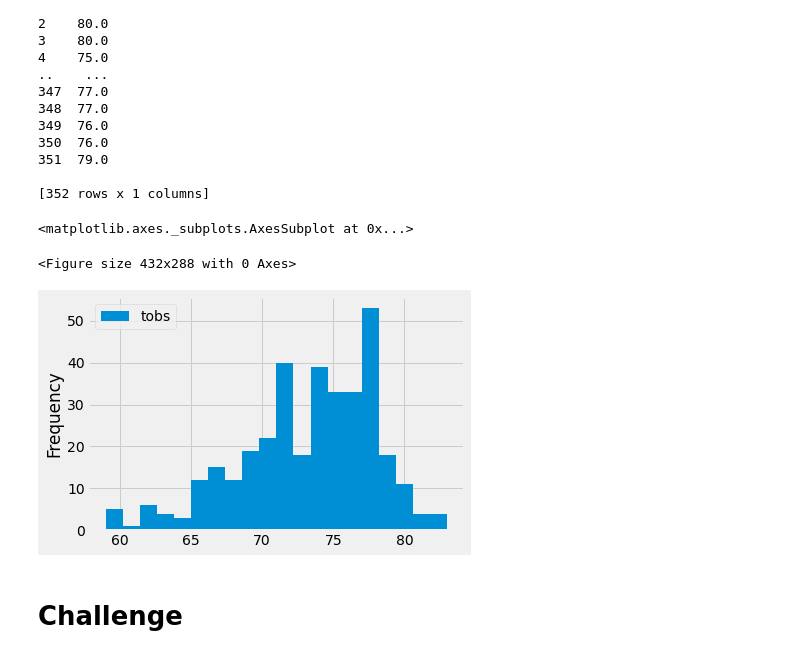
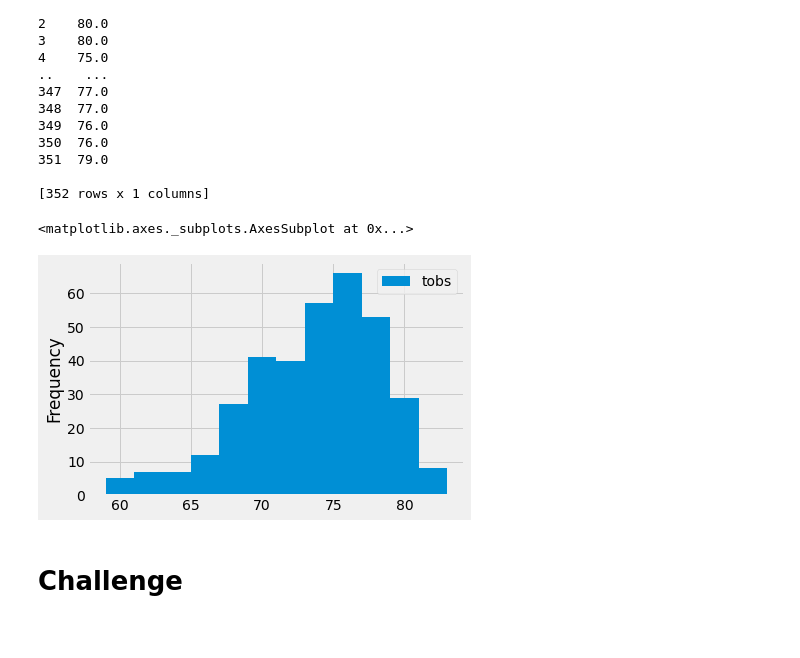
Before and after one commit to Austin-Cyr/Surfs_Up, a Jupyter notebook: climate_analysis.ipynb, the cells around one changed output. Drawn from its saved outputs; the diff is of its cells as text; code cells hidden in the pictures.

```diff
--- a/climate_analysis.ipynb
+++ b/climate_analysis.ipynb
@@ -172,12 +172,11 @@ print(df)
 
 [352 rows x 1 columns]
 # %%
-plt.tight_layout()
-df.plot.hist(bins=20)
+
+df.plot.hist(bins=12)
 # %% [output]
 <matplotlib.axes._subplots.AxesSubplot at 0x...>
-<Figure size 432x288 with 0 Axes>
-[figure, old version]
+[figure, new version]
 # %%
 # Write a function called `calc_temps` that will accept start date and end date in the format '%Y-%m-%d'
 # and return the minimum, average, and maximum temperatures for that range of dates
```
Also changed, not shown: parts of 1 cell of this notebook, 1 other file.
